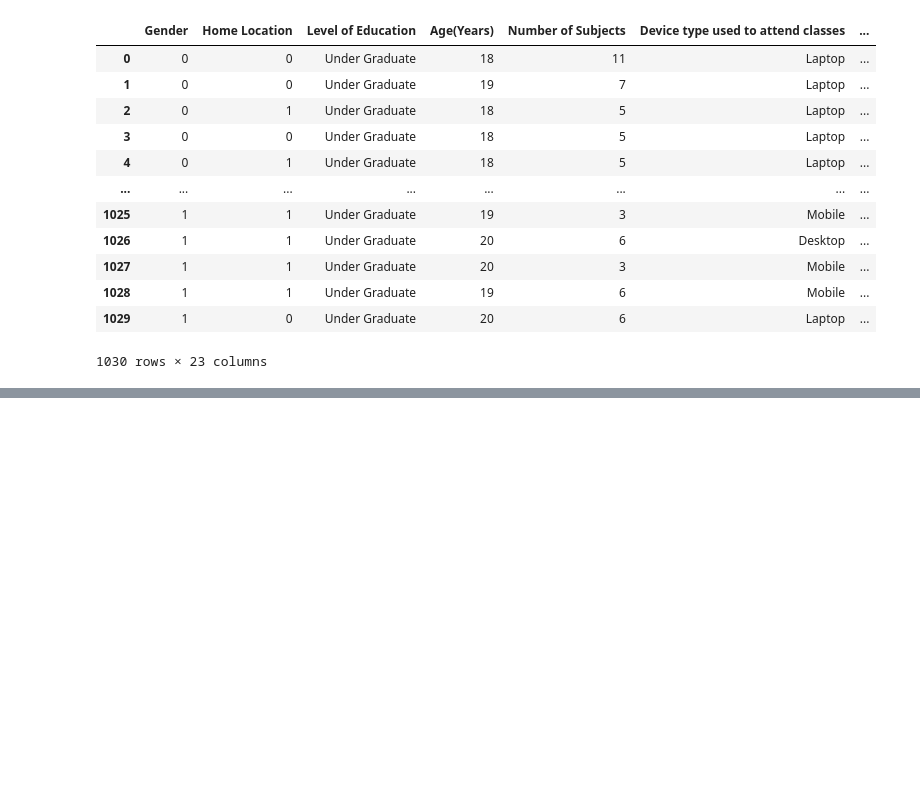
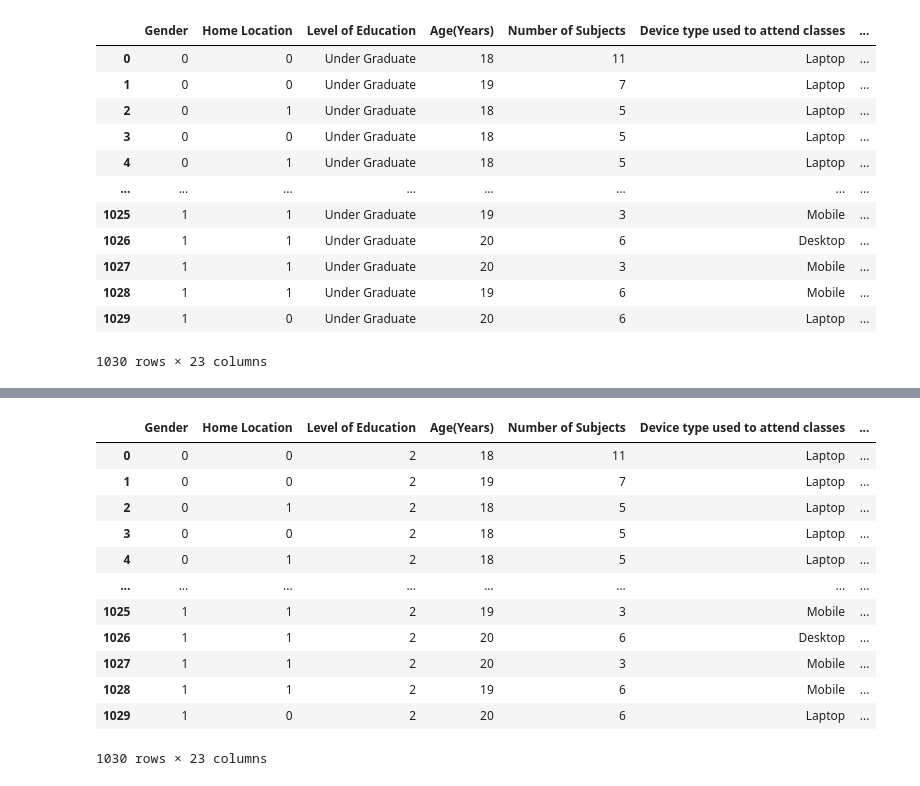
Before and after one commit to BugYale/Data-science-PMA, a Jupyter notebook: PMA.ipynb, the cells around one changed output, grey strips where cells are left out. Cells and saved outputs as stored; diff of their text form; code cells hidden in the pictures; blank space fills up the shorter version.

```diff
--- a/PMA.ipynb
+++ b/PMA.ipynb
@@ -125,0 +140,20 @@ df
+# %%
+#Since 'Level of Education' and 'Economic status' also tend to go from low to high, they can also be converted directly into numbers like 1 (low) to 3 (high)
+
+df['Level of Education'].replace({'School': 1, 'Under Graduate': 2, 'Post Graduate': 3}, inplace=True)
+df['Economic status'].replace({'Poor': 1, 'Middle Class': 2, 'Rich': 3}, inplace=True)
+df
+# %% [output]
+|  | Gender | Home Location | Level of Education | Age(Years) | Number of Subjects | Device type used to attend classes | ... |
+| 0 | 0 | 0 | 2 | 18 | 11 | Laptop | ... |
+| 1 | 0 | 0 | 2 | 19 | 7 | Laptop | ... |
+| 2 | 0 | 1 | 2 | 18 | 5 | Laptop | ... |
+| 3 | 0 | 0 | 2 | 18 | 5 | Laptop | ... |
+| 4 | 0 | 1 | 2 | 18 | 5 | Laptop | ... |
+| ... | ... | ... | ... | ... | ... | ... | ... |
+| 1025 | 1 | 1 | 2 | 19 | 3 | Mobile | ... |
+| 1026 | 1 | 1 | 2 | 20 | 6 | Desktop | ... |
+| 1027 | 1 | 1 | 2 | 20 | 3 | Mobile | ... |
+| 1028 | 1 | 1 | 2 | 19 | 6 | Mobile | ... |
+| 1029 | 1 | 0 | 2 | 20 | 6 | Laptop | ... |
+1030 rows × 23 columns
```
Also changed, not shown: parts of 1 cell of this notebook.
